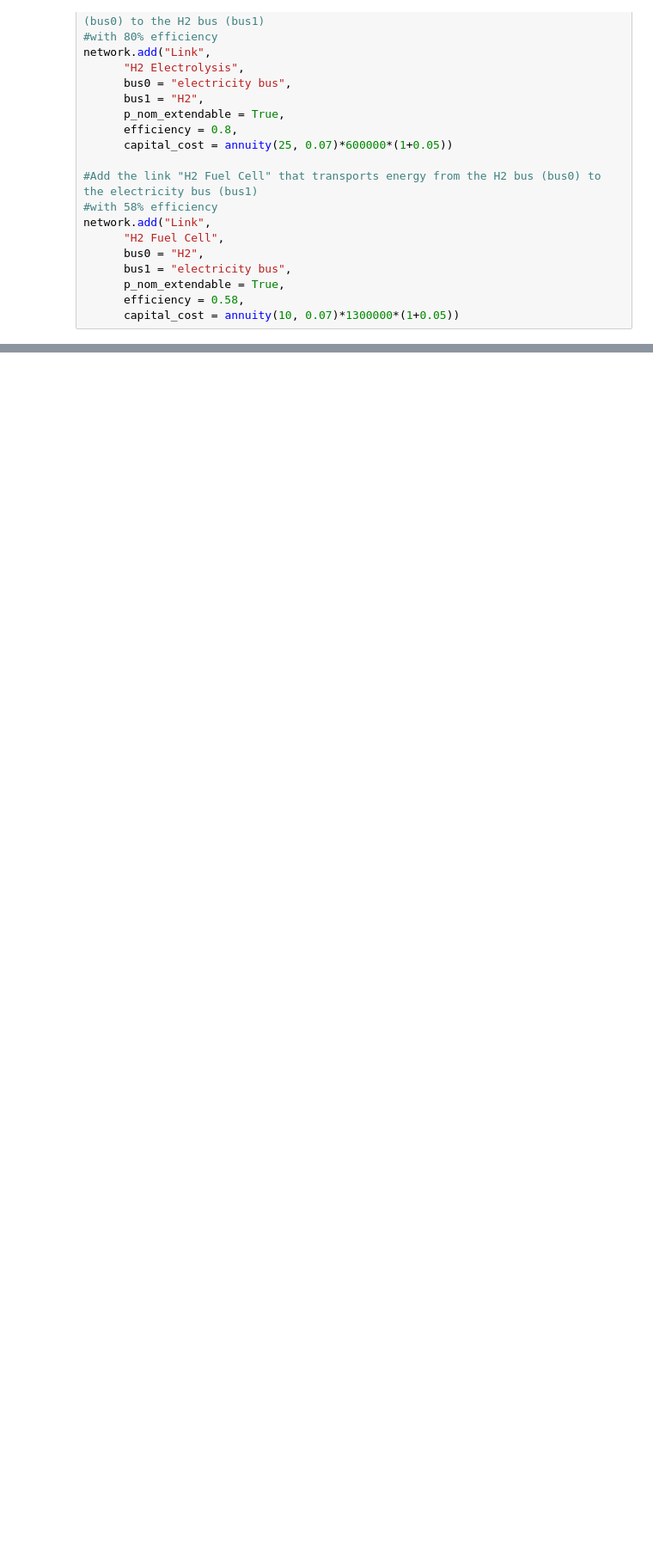
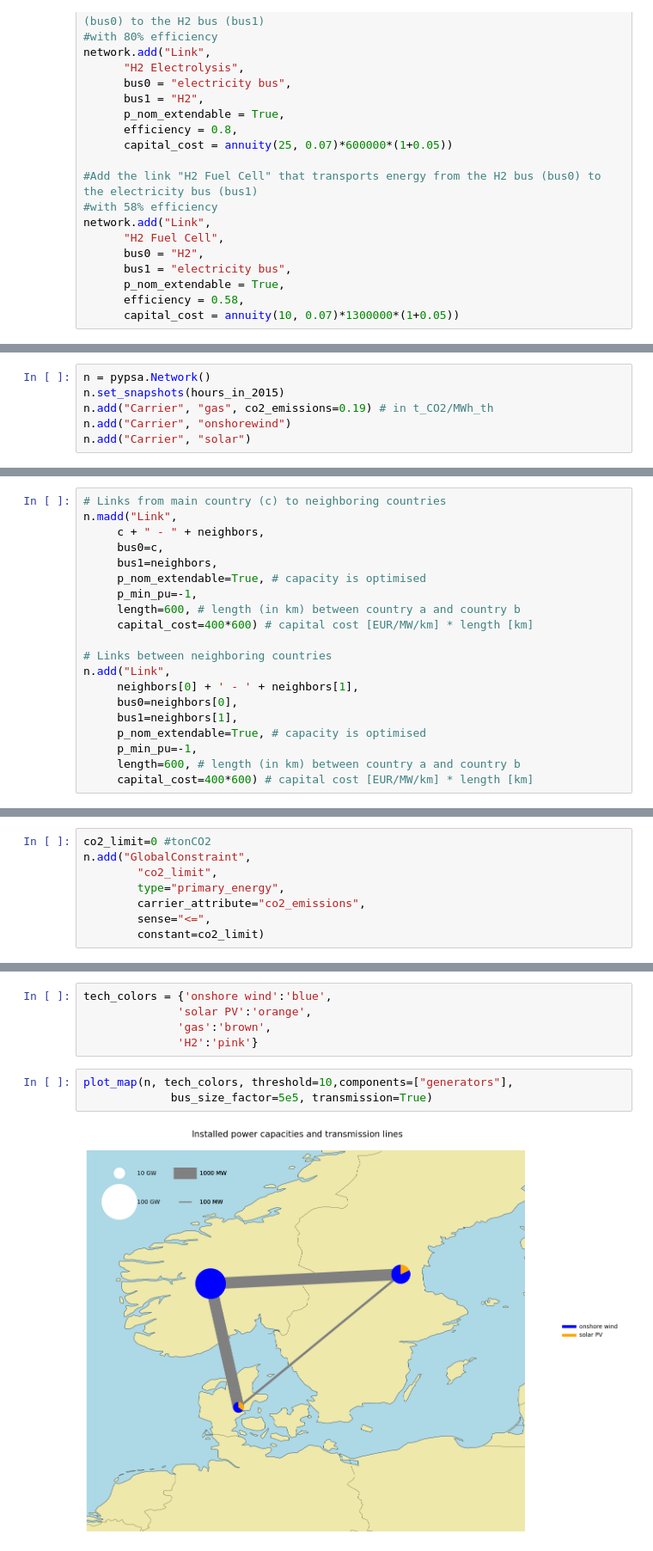
Before and after one commit to martavp/MESM_project, a Jupyter notebook: RES_project.ipynb, the cells around one changed output, grey strips where cells are left out. Shown at 86% size. Saved outputs shown, nothing was run; the diff lists cells and outputs as text; blank space fills up the shorter version.

```diff
--- a/RES_project.ipynb
+++ b/RES_project.ipynb
@@ -438,0 +455,6 @@ network.add("Link",
+# %%
+n = pypsa.Network()
+n.set_snapshots(hours_in_2015)
+n.add("Carrier", "gas", co2_emissions=0.19) # in t_CO2/MWh_th
+n.add("Carrier", "onshorewind")
+n.add("Carrier", "solar")
@@ -438,0 +494,20 @@ network.add("Link",
+# %%
+# Links from main country (c) to neighboring countries
+n.madd("Link",
+     c + " - " + neighbors,
+     bus0=c,
+     bus1=neighbors,
+     p_nom_extendable=True, # capacity is optimised
+     p_min_pu=-1,
+     length=600, # length (in km) between country a and country b
+     capital_cost=400*600) # capital cost [EUR/MW/km] * length [km]
+
+# Links between neighboring countries
+n.add("Link",
+     neighbors[0] + ' - ' + neighbors[1],
+     bus0=neighbors[0],
+     bus1=neighbors[1],
+     p_nom_extendable=True, # capacity is optimised
+     p_min_pu=-1,
+     length=600, # length (in km) between country a and country b
+     capital_cost=400*600) # capital cost [EUR/MW/km] * length [km]
@@ -438,0 +594,8 @@ network.add("Link",
+# %%
+co2_limit=0 #tonCO2
+n.add("GlobalConstraint",
+        "co2_limit",
+        type="primary_energy",
+        carrier_attribute="co2_emissions",
+        sense="<=",
+        constant=co2_limit)
@@ -438,0 +635,10 @@ network.add("Link",
+# %%
+tech_colors = {'onshore wind':'blue',
+              'solar PV':'orange',
+              'gas':'brown',
+              'H2':'pink'}
+# %%
+plot_map(n, tech_colors, threshold=10,components=["generators"],
+             bus_size_factor=5e5, transmission=True)
+# %% [output]
+[figure, added]
```
Also changed, not shown: parts of 36 cells of this notebook.
